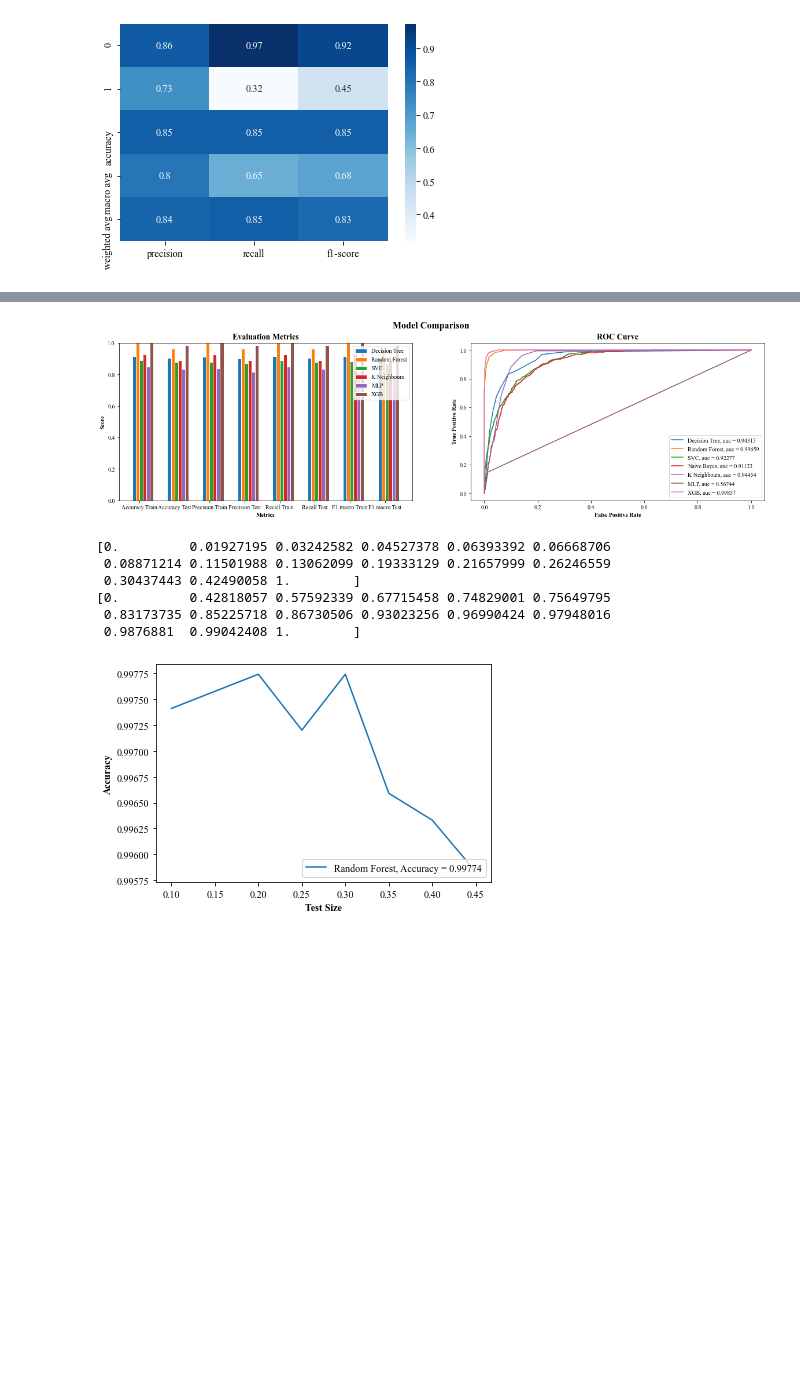
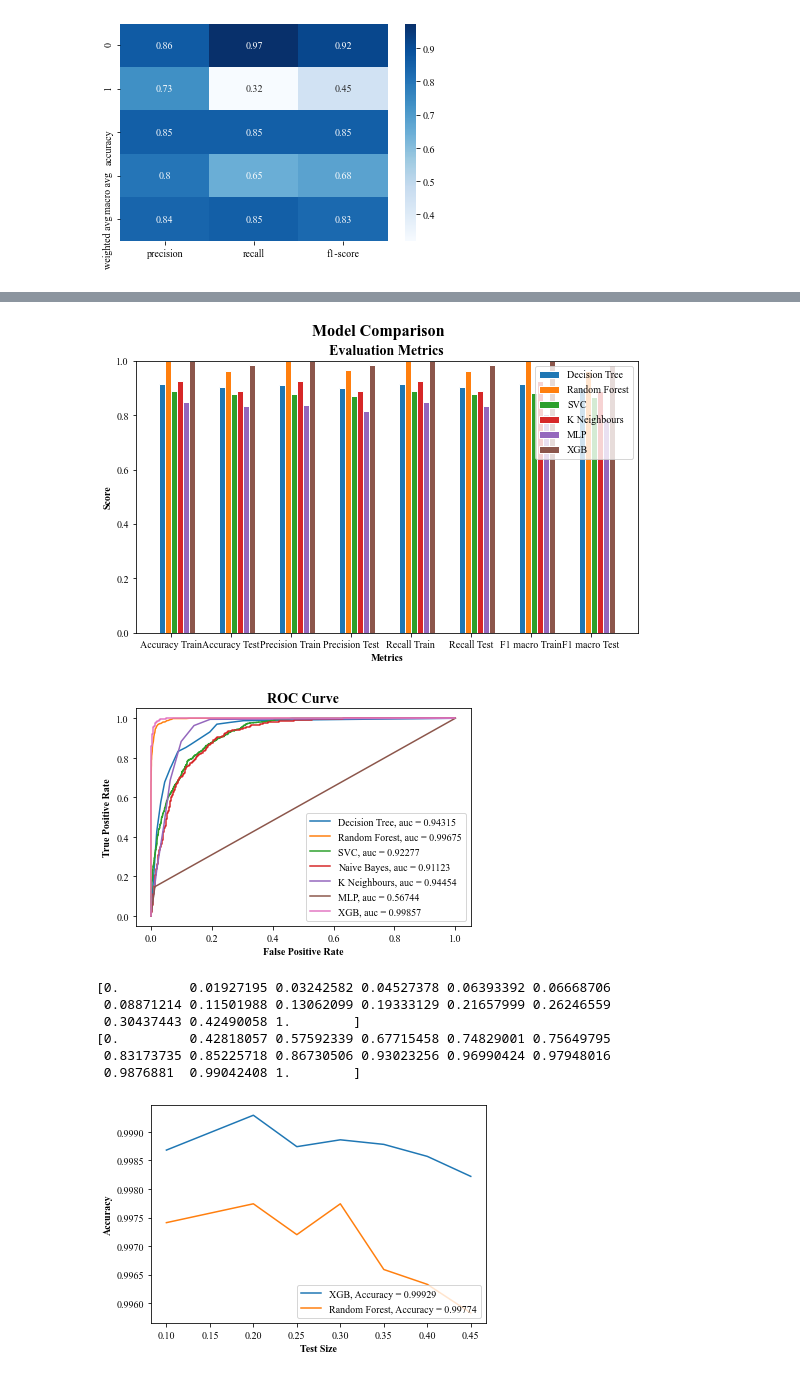
Before and after one commit to nilayamkamila/block-chain-intelligent-machine, a Jupyter notebook: block-chain-machine-learning/block-chain/block-chain-data-classification-model.ipynb, the cells around one changed output, grey strips where cells are left out. Cells and saved outputs as stored; diff of their text form; code cells hidden in the pictures; blank space fills up the shorter version.

```diff
--- a/block-chain-machine-learning/block-chain/block-chain-data-classification-model.ipynb
+++ b/block-chain-machine-learning/block-chain/block-chain-data-classification-model.ipynb
@@ -64,7 +64,7 @@ y = data['tokenTrusted']  # Target variable
 X.fillna(method='ffill', inplace=True)
 
 # Split the dataset into training and testing sets
-X_train, X_test, y_train, y_test = train_test_split(X, y, test_size=0.4, random_state=42)
+X_train, X_test, y_train, y_test = train_test_split(X, y, test_size=0.40, random_state=42)
 
 # Step 5: Train the Decision Tree Classifier
 classifier = DecisionTreeClassifier(criterion='gini', max_depth=5, random_state=42)
@@ -112,35 +112,26 @@ See the caveats in the documentation: https://pandas.pydata.org/pandas-docs/stab
   downcast=downcast,
 # %%
 def evaluate_model(clf, x_train, x_test, y_train, y_test):
-    '''The function will take model, x train, x test, y train, y test
-    and then it will fit the model, then make predictions on the trained model,
-    it will then print roc-auc score of train and test, then plot the roc, auc curve,
-    print confusion matrix for train and test, then print classification report for train and test,
-    then plot the feature importances if the model has feature importances,
-    and finally it will return the following scores as a list:
-    recall_train, recall_test, acc_train, acc_test, F1_train, F1_test
-    '''
-
-    # Fit the model to the training data.
     clf.fit(X_train, y_train)
     y_pred_train = clf.predict(x_train)
     y_pred_test = clf.predict(x_test)
     cm_train = confusion_matrix(y_train, y_pred_train)
     cm_test = confusion_matrix(y_test, y_pred_test)
     fig, ax = plt.subplots(1, 2, figsize=(11,4))
-    sns.heatmap(cm_train, annot=True, xticklabels=['Negative', 'Positive'], yticklabels=['Negative', 'Positive'], cmap="Oranges", fmt='.4g', ax=ax[0])
+    sns.heatmap(cm_train, annot=True, xticklabels=['Negative', 'Positive'],
+                yticklabels=['Negative', 'Positive'], cmap="Oranges", fmt='.4g', ax=ax[0])
     ax[0].set_xlabel("Predicted Label")
     ax[0].set_ylabel("True Label")
     ax[0].set_title("Train Confusion Matrix")
 
-
-    sns.heatmap(cm_test, annot=True, xticklabels=['Negative', 'Positive'], yticklabels=['Negative', 'Positive'], cmap="Oranges", fmt='.4g', ax=ax[1])
+    sns.heatmap(cm_test, annot=True, xticklabels=['Negative', 'Positive'],
+                yticklabels=['Negative', 'Positive'], cmap="Oranges", fmt='.4g', ax=ax[1])
     ax[1].set_xlabel("Predicted Label")
     ax[1].set_ylabel("True Label")
     ax[1].set_title("Test Confusion Matrix")
     plt.tight_layout()
+    plt.savefig("/Users/nilayamkamila/ALL/Ph.D_III/Ph.D_ResearchScholar_SSU/Trustworthiness4.0/Trustworthiness3.0-Figure "+ clf.__class__.__name__ +".svg", dpi=600)
     plt.show()
-
 
     cr_train = classification_report(y_train, y_pred_train, output_dict=True)
     cr_test = classification_report(y_test, y_pred_test, output_dict=True)
@@ -152,7 +143,9 @@ def evaluate_model(clf, x_train, x_test, y_train, y_test):
     crt = pd.DataFrame(cr_train)
     print("\nTest Classification Report:")
     crt2 = pd.DataFrame(cr_test)
-    sns.heatmap(pd.DataFrame(cr_test).T.iloc[:, :-1], annot=True, cmap="Blues")
+    heatmap_fig=sns.heatmap(pd.DataFrame(cr_test).T.iloc[:, :-1], annot=True, cmap="Blues")
+    heatmap_fig.get_figure().savefig("/Users/nilayamkamila/ALL/Ph.D_III/Ph.D_ResearchScholar_SSU/Trustworthiness4.0/Trustworthiness3.0-Figure "+ clf.__class__.__name__ +".svg", dpi=600)
+
 
     precision_train = cr_train['weighted avg']['precision']
     precision_test = cr_test['weighted avg']['precision']
@@ -166,10 +159,9 @@ def evaluate_model(clf, x_train, x_test, y_train, y_test):
     F1_train = cr_train['weighted avg']['f1-score']
     F1_test = cr_test['weighted avg']['f1-score']
 
-    model_score = [precision_train, precision_test, recall_train, recall_test, acc_train, acc_test, F1_train, F1_test ]
-    #sns.heatmap(pd.DataFrame(model_score).T.iloc[:, :-1], annot=True, cmap="Blues")
+    model_score = [precision_train, precision_test, recall_train,
+                   recall_test, acc_train, acc_test, F1_train, F1_test ]
     print(model_score)
-    model_score = [precision_train, precision_test, recall_train, recall_test, acc_train, acc_test, F1_train, F1_test ]
     return model_score
 # %%
 from sklearn.metrics import accuracy_score, precision_score, recall_score, f1_score
@@ -654,8 +653,8 @@ score
 # %%
-fig, (ax1, ax2) = plt.subplots(1, 2)
+fig, (ax1) = plt.subplots(1, 1)
 fig.suptitle('Model Comparison', fontsize=16, fontweight='bold')
 fig.set_figheight(5)
-fig.set_figwidth(20)
+fig.set_figwidth(9)
 fig.set_facecolor('white')
 
 # First plot
@@ -694,7 +693,11 @@ ax1.set_ylim(0, 1)
 ## Create legend & title
 ax1.set_title('Evaluation Metrics', fontsize=14, fontweight='bold')
 ax1.legend()
+#plt.savefig("/Users/nilayamkamila/ALL/Ph.D_III/Ph.D_ResearchScholar_SSU/Trustworthiness4.0/Trustworthiness3.0-Figure 41" + ".svg", dpi=600)
 
+plt.show()
+
+fig, (ax2) = plt.subplots(1, 1)
 # Second plot
 ## Comparing ROC Curve
 ax2.plot(dt_compare_model_score['fpr'], dt_compare_model_score['tpr'], label='Decision Tree, auc = {:0.5f}'.format(dt_compare_model_score['auc']))
@@ -704,39 +707,43 @@ ax2.plot(gussianNaiveBayes_compare_model_score['fpr'], gussianNaiveBayes_compare
 ax2.plot(knn_compare_model_score['fpr'], knn_compare_model_score['tpr'], label='K Neighbours, auc = {:0.5f}'.format(knn_compare_model_score['auc']))
 ax2.plot(mlp_compare_model_score['fpr'], mlp_compare_model_score['tpr'], label='MLP, auc = {:0.5f}'.format(mlp_compare_model_score['auc']))
 ax2.plot(xgb_compare_model_score['fpr'], xgb_compare_model_score['tpr'], label='XGB, auc = {:0.5f}'.format(xgb_compare_model_score['auc']))
 
 ## Configure x and y axis
 ax2.set_xlabel('False Positive Rate', fontweight='bold')
 ax2.set_ylabel('True Positive Rate', fontweight='bold')
 
 ## Create legend & title
 ax2.set_title('ROC Curve', fontsize=14, fontweight='bold')
 ax2.legend(loc=4)
 
+plt.savefig("/Users/nilayamkamila/ALL/Ph.D_III/Ph.D_ResearchScholar_SSU/Trustworthiness4.0/Trustworthiness3.0-Figure 49" + ".svg", dpi=600)
 
 plt.show()
 
 print(dt_compare_model_score['fpr'])
 print(dt_compare_model_score['tpr'])
 fig, (ax3) = plt.subplots(1)
 test_size=[0.1,0.2,0.25,0.3,0.35,0.40,0.45]
 Accuracy_size_XGB=[0.99868,0.99929,0.99874,0.99886,0.99878,0.99857,0.99822]
 Accuracy_size_RF=[0.99741,0.99774,0.99720,0.99774,0.99659,0.99633,0.99583]
-#ax3.plot(test_size, Accuracy_size_XGB, label='XGB, Accuracy = {:0.5f}'.format(0.99929))
+ax3.plot(test_size, Accuracy_size_XGB, label='XGB, Accuracy = {:0.5f}'.format(0.99929))
 ax3.plot(test_size, Accuracy_size_RF, label='Random Forest, Accuracy = {:0.5f}'.format(0.99774))
 ax3.set_xlabel('Test Size', fontweight='bold')
 ax3.set_ylabel('Accuracy', fontweight='bold')
 
 ## Create legend & title
 #ax3.set_title('ROC Curve', fontsize=14, fontweight='bold')
 ax3.legend(loc=4)
+plt.savefig("/Users/nilayamkamila/ALL/Ph.D_III/Ph.D_ResearchScholar_SSU/Trustworthiness4.0/Trustworthiness3.0-Figure 52" + ".svg", dpi=600)
+
 plt.show()
 # %% [output]
-[figure, old version]
+[figure, new version]
+[figure, new version]
 [0.         0.01927195 0.03242582 0.04527378 0.06393392 0.06668706
  0.08871214 0.11501988 0.13062099 0.19333129 0.21657999 0.26246559
  0.30437443 0.42490058 1.        ]
 [0.         0.42818057 0.57592339 0.67715458 0.74829001 0.75649795
  0.83173735 0.85225718 0.86730506 0.93023256 0.96990424 0.97948016
  0.9876881  0.99042408 1.        ]
-[figure, old version]
+[figure, added]
```
Also changed, not shown: parts of 5 cells of this notebook, 4 other files.
